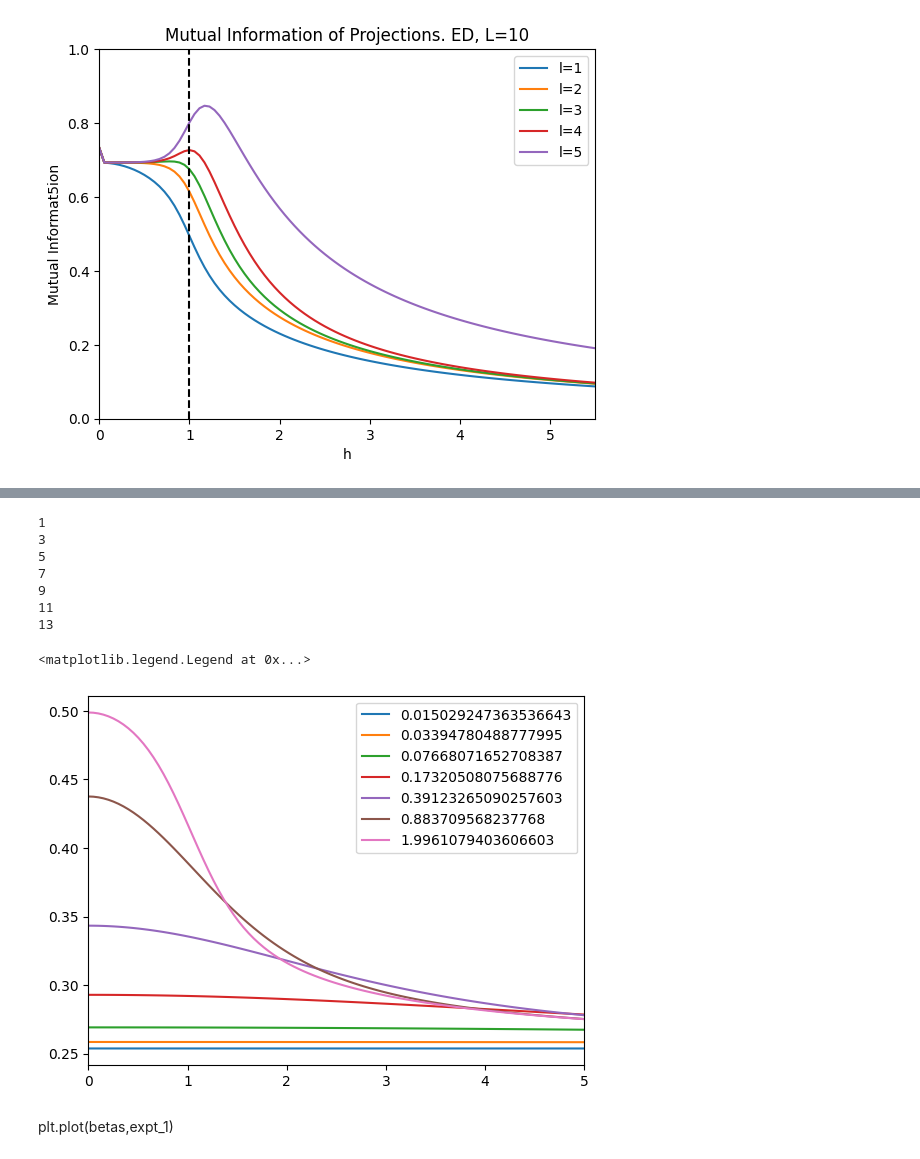
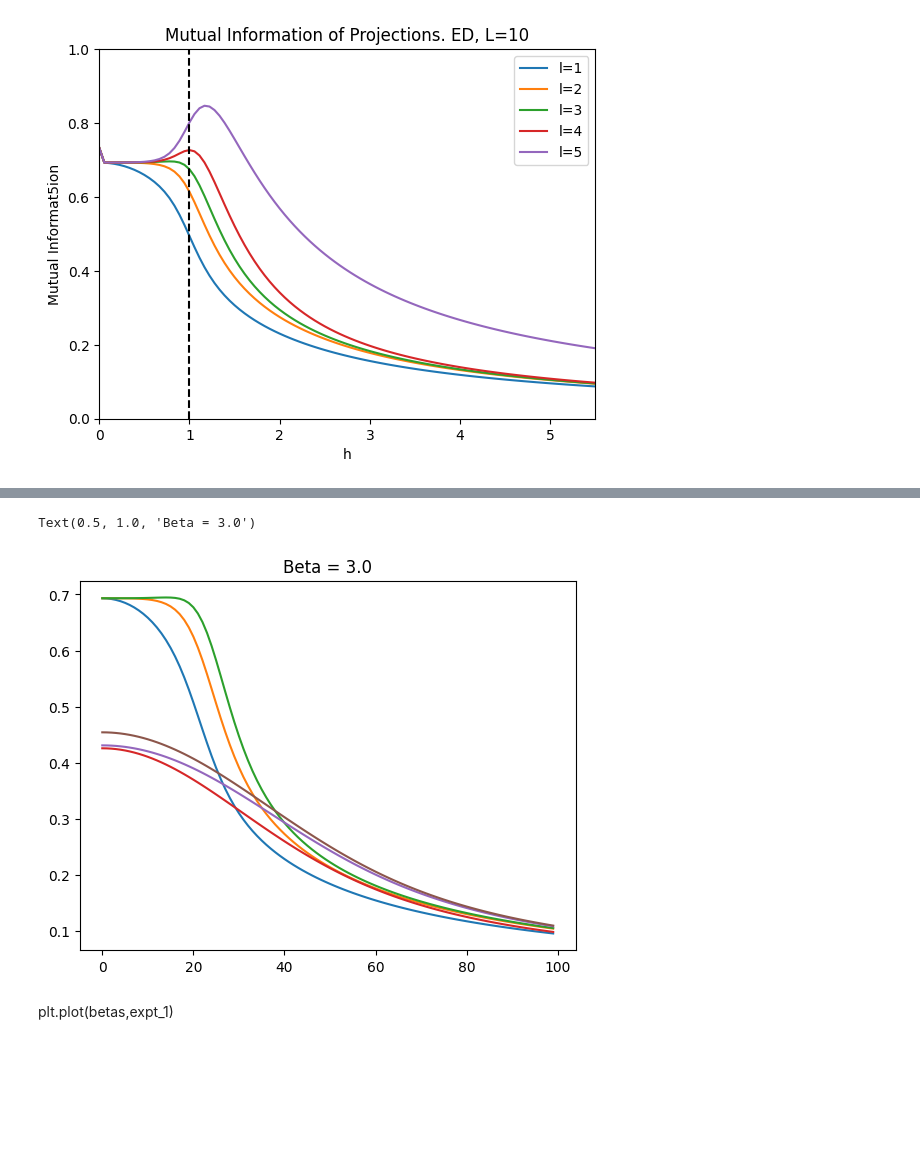
Before and after one commit to KristianMunnikhuis/subsystem_loschmidt_echo, a Jupyter notebook: scripts/mutual_info/exact_diag/gibbs_ED.ipynb, the cells around one changed output, grey strips where cells are left out. Drawn from its saved outputs; the diff is of its cells as text; code cells hidden in the pictures; blank space fills up the shorter version.

```diff
--- a/scripts/mutual_info/exact_diag/gibbs_ED.ipynb
+++ b/scripts/mutual_info/exact_diag/gibbs_ED.ipynb
@@ -75,7 +75,7 @@ def fin_string(ns,s): #ns = length of string s = operator
 ###### Model parameters
 
 #Length of chain
-L = 8
+L = 10
 #X fields
 J1 = 1 #NN term
 J2 = 0 #NNN Term
@@ -231,11 +231,11 @@ for h in h_i:
 # %%
-Dat =[]
-for hi in range(len(h_i)):
+# Dat =[]
+# for hi in range(len(h_i)):
 
-    Pi = 0
-    for i in range(len(times)):
-        pt = Evolved_states[hi][:,i]
-        Pi += np.array([Projectors[i].expt_value(pt)/len(times) for i in range(0,10)])
+#     Pi = 0
+#     for i in range(len(times)):
+#         pt = Evolved_states[hi][:,i]
+#         Pi += np.array([Projectors[i].expt_value(pt)/len(times) for i in range(0,10)])
 
 
-    Dat.append(Pi)
+#     Dat.append(Pi)
@@ -346,20 +357,31 @@ for bi in betas:
 # %%
+P1_thermal = np.array(P1_thermal)
+P2_thermal = np.array(P2_thermal)
+P3_thermal = np.array(P3_thermal)
+P4_thermal = np.array(P4_thermal)
+P5_thermal = np.array(P5_thermal)
+P6_thermal = np.array(P6_thermal)
+P7_thermal = np.array(P7_thermal)
+P8_thermal = np.array(P8_thermal)
+P9_thermal = np.array(P9_thermal)
+P10_thermal = np.array(P10_thermal)
 
-for t in range(1,len(betas),2):
-    print(t)
-    plt.plot(h_i,P2_thermal[t],label = betas[t])
-plt.xlim(h_i[0],h_i[-1])
-plt.legend()
+i = -1
+j = 10
+plt.plot(np.log(P2_thermal[i]/P1_thermal[i]**2))
+
+plt.plot(np.log(P4_thermal[i]/P2_thermal[i]**2))
+plt.plot(np.log(P6_thermal[i]/P3_thermal[i]**2))
+plt.title("Beta = "+ str(betas[i]))
+
+plt.plot(np.log(P2_thermal[j]/P1_thermal[j]**2))
+
+plt.plot(np.log(P4_thermal[j]/P2_thermal[j]**2))
+plt.plot(np.log(P6_thermal[j]/P3_thermal[j]**2))
+plt.title("Beta = "+ str(betas[i]))
 # %% [output]
-1
-3
-5
-7
-9
-11
-13
+Text(0.5, 1.0, 'Beta = 3.0')
-<matplotlib.legend.Legend at 0x...>
-[figure, old version]
+[figure, new version]
 # %%
 betas = np.linspace(0,3,20)
 # %%
```
Also changed, not shown: parts of 14 cells of this notebook, 40 other files.
